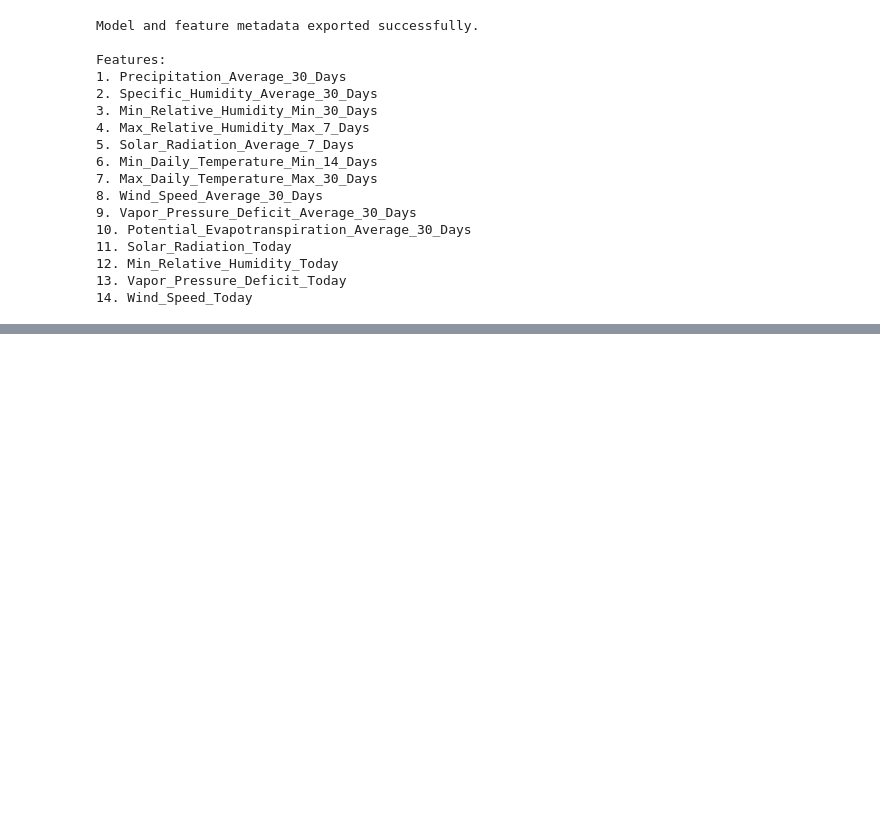
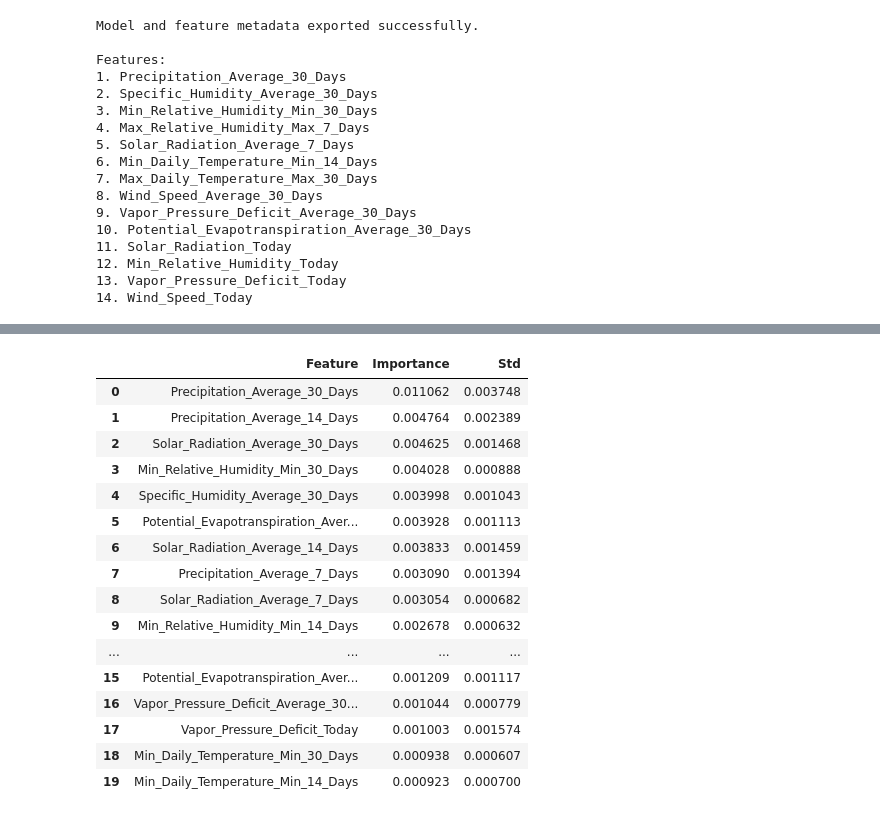
Before and after one commit to ricardohigginson/wildfire-prediction, a Jupyter notebook: notebooks/ml_training.ipynb, the cells around one changed output, grey strips where cells are left out. Drawn from its saved outputs; the diff is of its cells as text; code cells hidden in the pictures; blank space fills up the shorter version.

```diff
--- a/notebooks/ml_training.ipynb
+++ b/notebooks/ml_training.ipynb
@@ -3840,0 +3853,88 @@ Features:
+# %%
+# =========================================================
+# METHODOLOGICAL CHECK - OOF PERMUTATION IMPORTANCE
+# =========================================================
+
+from sklearn.base import clone
+from sklearn.inspection import permutation_importance
+
+groups_train = groups.iloc[X_train.index]
+
+oof_importances = []
+
+for fold, (train_idx, val_idx) in enumerate(
+    splitter.split(X_train, y_train, groups=groups_train),
+    start=1
+):
+    # Clone the original Random Forest baseline
+    rf_fold = clone(rf_clf)
+
+    X_fold_train = X_train.iloc[train_idx]
+    X_fold_val = X_train.iloc[val_idx]
+
+    y_fold_train = y_train.iloc[train_idx]
+    y_fold_val = y_train.iloc[val_idx]
+
+    # Train Random Forest on the training fold
+    rf_fold.fit(
+        X_fold_train,
+        y_fold_train
+    )
+
+    # Calculate permutation importance on the held-out fold
+    fold_importance = permutation_importance(
+        rf_fold,
+        X_fold_val,
+        y_fold_val,
+        n_repeats=10,
+        random_state=SEED,
+        n_jobs=-1
+    )
+
+    oof_importances.append(
+        fold_importance.importances_mean
+    )
+
+
+# Average importance across the five spatial folds
+
+oof_importance_mean = np.mean(
+    oof_importances,
+    axis=0
+)
+
+oof_importance_std = np.std(
+    oof_importances,
+    axis=0
+)
+
+
+feature_importance_oof = pd.DataFrame({
+    "Feature": X_train.columns,
+    "Importance": oof_importance_mean,
+    "Std": oof_importance_std
+}).sort_values(
+    "Importance",
+    ascending=False
+).reset_index(drop=True)
+
+
+feature_importance_oof.head(20)
+# %% [output]
+|  | Feature | Importance | Std |
+| 0 | Precipitation_Average_30_Days | 0.011062 | 0.003748 |
+| 1 | Precipitation_Average_14_Days | 0.004764 | 0.002389 |
+| 2 | Solar_Radiation_Average_30_Days | 0.004625 | 0.001468 |
+| 3 | Min_Relative_Humidity_Min_30_Days | 0.004028 | 0.000888 |
+| 4 | Specific_Humidity_Average_30_Days | 0.003998 | 0.001043 |
+| 5 | Potential_Evapotranspiration_Aver... | 0.003928 | 0.001113 |
+| 6 | Solar_Radiation_Average_14_Days | 0.003833 | 0.001459 |
+| 7 | Precipitation_Average_7_Days | 0.003090 | 0.001394 |
+| 8 | Solar_Radiation_Average_7_Days | 0.003054 | 0.000682 |
+| 9 | Min_Relative_Humidity_Min_14_Days | 0.002678 | 0.000632 |
+| ... | ... | ... | ... |
+| 15 | Potential_Evapotranspiration_Aver... | 0.001209 | 0.001117 |
+| 16 | Vapor_Pressure_Deficit_Average_30... | 0.001044 | 0.000779 |
+| 17 | Vapor_Pressure_Deficit_Today | 0.001003 | 0.001574 |
+| 18 | Min_Daily_Temperature_Min_30_Days | 0.000938 | 0.000607 |
+| 19 | Min_Daily_Temperature_Min_14_Days | 0.000923 | 0.000700 |
```
Also changed, not shown: parts of 10 cells of this notebook, 2 other files.
